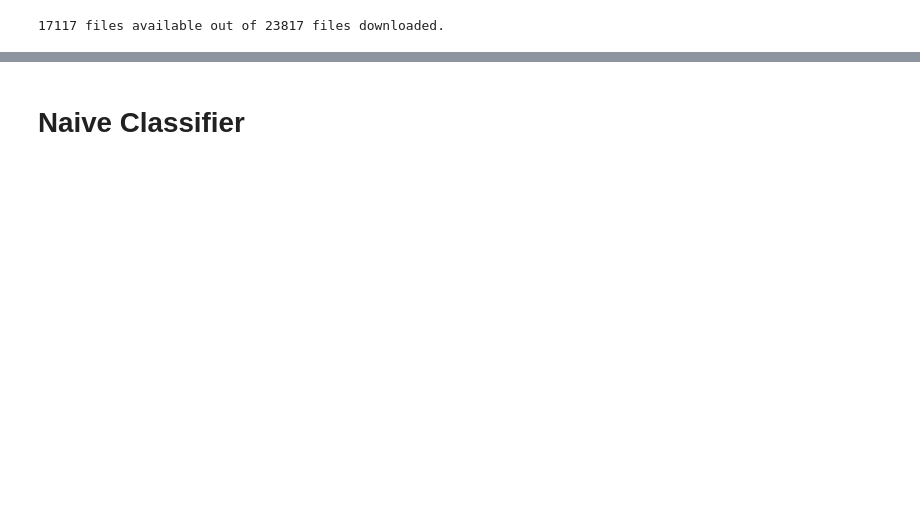
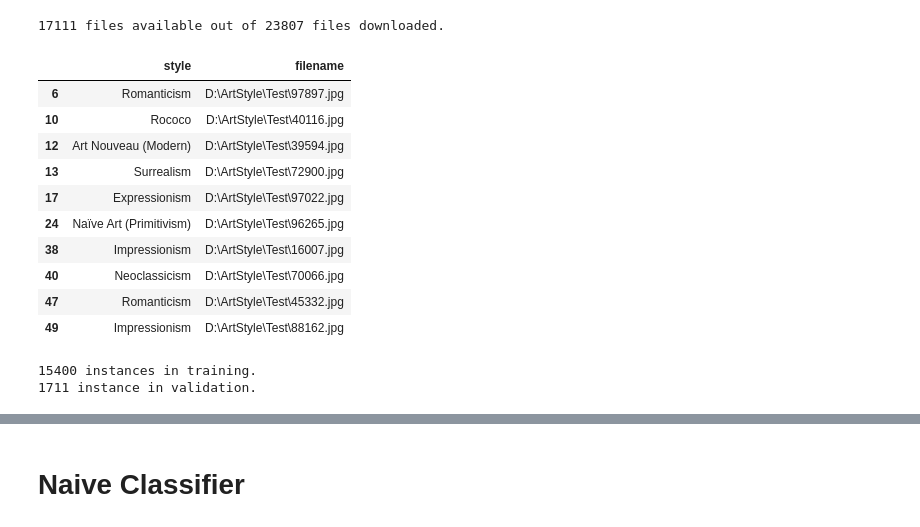
Before and after one commit to hazrmard/ArtStyle, a Jupyter notebook: Update 1.ipynb, the cells around one changed output, grey strips where cells are left out. Drawn from its saved outputs; the diff is of its cells as text; code cells hidden in the pictures; blank space fills up the shorter version.

```diff
--- a/Update 1.ipynb
+++ b/Update 1.ipynb
@@ -22,20 +24,44 @@ data = pd.read_csv(traindatapath, header=0, names=cols)
 # %%
-downloaded_fnames = os.listdir(imgdir)
-train_fnames = data['filename'].values
-avail_fnames = [os.path.join(imgdir, f) for f in downloaded_fnames if f in train_fnames]
+# Getting list of available data points (i.e. files downloaded to device and not filtered out and not in test set)
+downloaded_fnames = glob(os.path.join(imgdir, '*.jpg'))  # files downloaded to computer
+train_fnames = list(data['filename'].values)             # filenames in training split (downloaded or not)
+train_styles = list(data['style'].values)
+avail_fnames = [f for f in downloaded_fnames if f in train_fnames]  # downloaded filenames in training split
+# avail_styles = [train_styles[train_fnames.index(f)] for f in avail_fnames]
 
 print('{0} files available out of {1} files downloaded.'.format(len(avail_fnames), len(downloaded_fnames)))
 # %% [output]
-17117 files available out of 23817 files downloaded.
+17111 files available out of 23807 files downloaded.
 # %%
+# truncating data to images already downloaded - this reduces the available training/validation data
+data = data.loc[data['filename'].isin(avail_fnames)]
+display(data.iloc[:10])
+
+# splitting training data into training and validation sets
 validation_split = 0.1  # as a fraction of the training set
 train_split = 1 - validation_split
 
-data = alldata.sample(frac=1, random_state=0).reset_index(drop=True)
+data = data.sample(frac=1, random_state=0).reset_index(drop=True)
 
 num_instances = len(data)
 num_train = int(np.ceil(train_split * num_instances))
 num_val = int(np.ceil(validation_split * num_train))
 
-val = alldata.iloc[num_train:]
-train = alldata.iloc[:num_train]
+val = data.iloc[num_train:]
+train = data.iloc[:num_train]
+
+print('{0} instances in training.\n{1} instance in validation.'.format(len(train), len(val)))
+# %% [output]
+|  | style | filename |
+| 6 | Romanticism | D:\ArtStyle\Test\97897.jpg |
+| 10 | Rococo | D:\ArtStyle\Test\40116.jpg |
+| 12 | Art Nouveau (Modern) | D:\ArtStyle\Test\39594.jpg |
+| 13 | Surrealism | D:\ArtStyle\Test\72900.jpg |
+| 17 | Expressionism | D:\ArtStyle\Test\97022.jpg |
+| 24 | Naïve Art (Primitivism) | D:\ArtStyle\Test\96265.jpg |
+| 38 | Impressionism | D:\ArtStyle\Test\16007.jpg |
+| 40 | Neoclassicism | D:\ArtStyle\Test\70066.jpg |
+| 47 | Romanticism | D:\ArtStyle\Test\45332.jpg |
+| 49 | Impressionism | D:\ArtStyle\Test\88162.jpg |
+15400 instances in training.
+1711 instance in validation.
```
Also changed, not shown: parts of 9 cells of this notebook, 5 other files.
